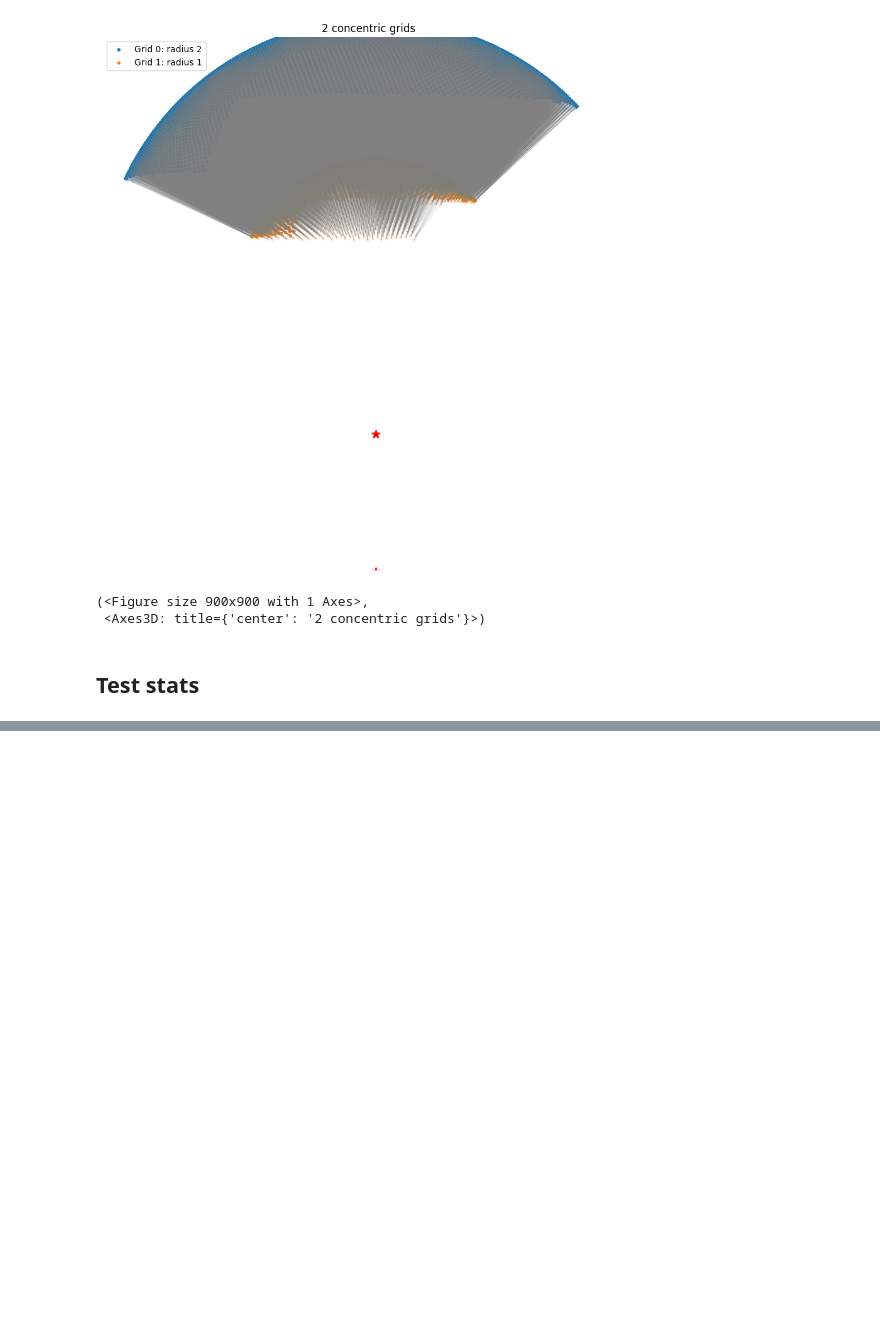
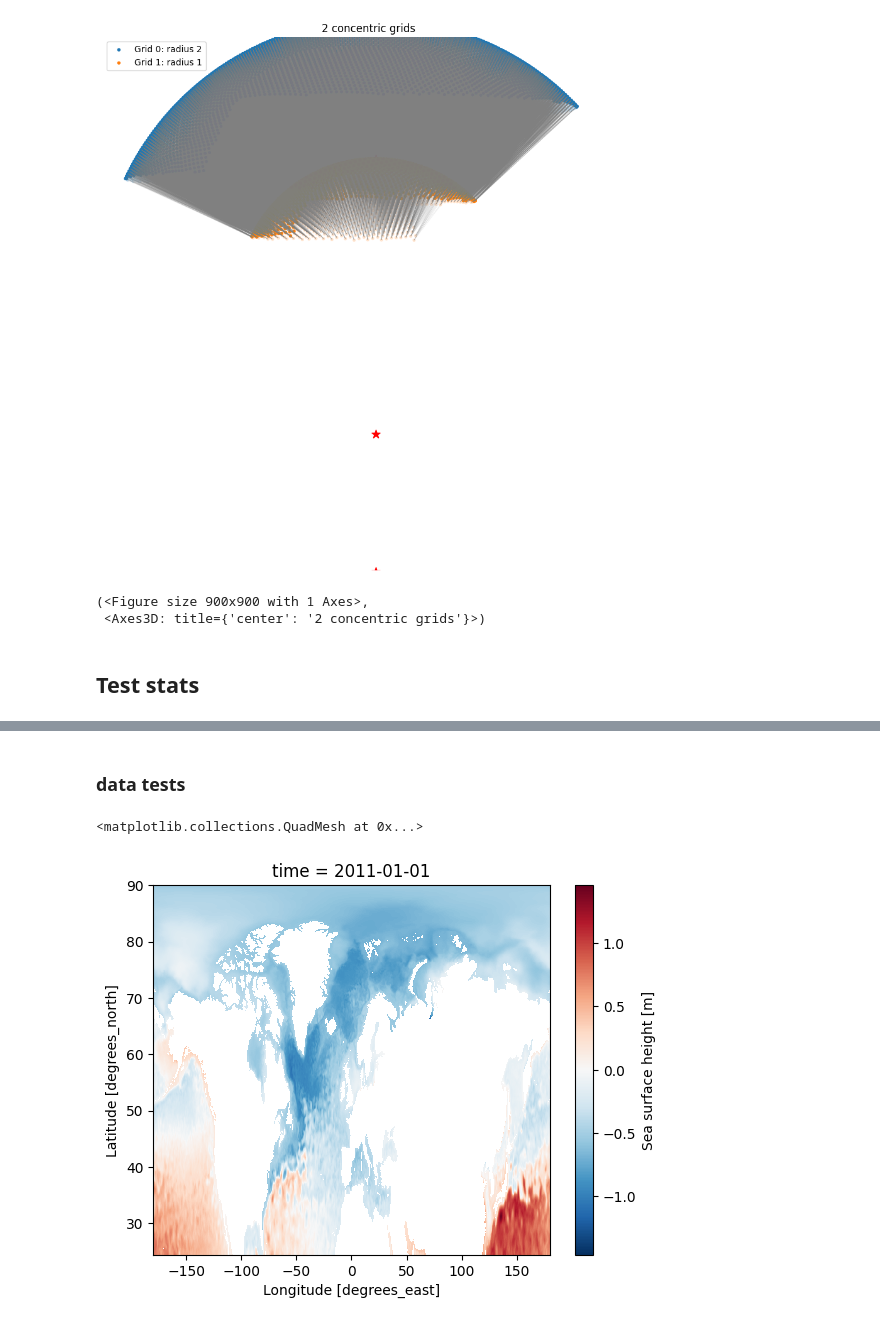
Before and after one commit to ParsaGooya/GenDA-Ocean-Ice, a Jupyter notebook: HPE_ocean_ice_genDA/test.ipynb, the cells around one changed output, grey strips where cells are left out. Cells and saved outputs as stored; diff of their text form; code cells hidden in the pictures; blank space fills up the shorter version.

Commit message:
tests

```diff
--- a/HPE_ocean_ice_genDA/test.ipynb
+++ b/HPE_ocean_ice_genDA/test.ipynb
@@ -837,0 +947,10 @@ Attributes: (12/25)
+# %% [markdown]
+### data tests
+# %%
+zos = xr.open_dataset("/lus/scratch/PGooya/data/glorys/glorys_daily/glorys_daily_zos_2011_f6c29cbca768.nc")['zos']
+zos_25 = xr.open_dataset("/lus/scratch/PGooya/data/glorys/glorys_daily_25/glorys_daily_zos_2011_f6c29cbca768.nc")['zos']
+# %%
+zos[0].plot()
+# %% [output]
+<matplotlib.collections.QuadMesh at 0x...>
+[figure, added]
```
Also changed, not shown: parts of 28 cells of this notebook.
